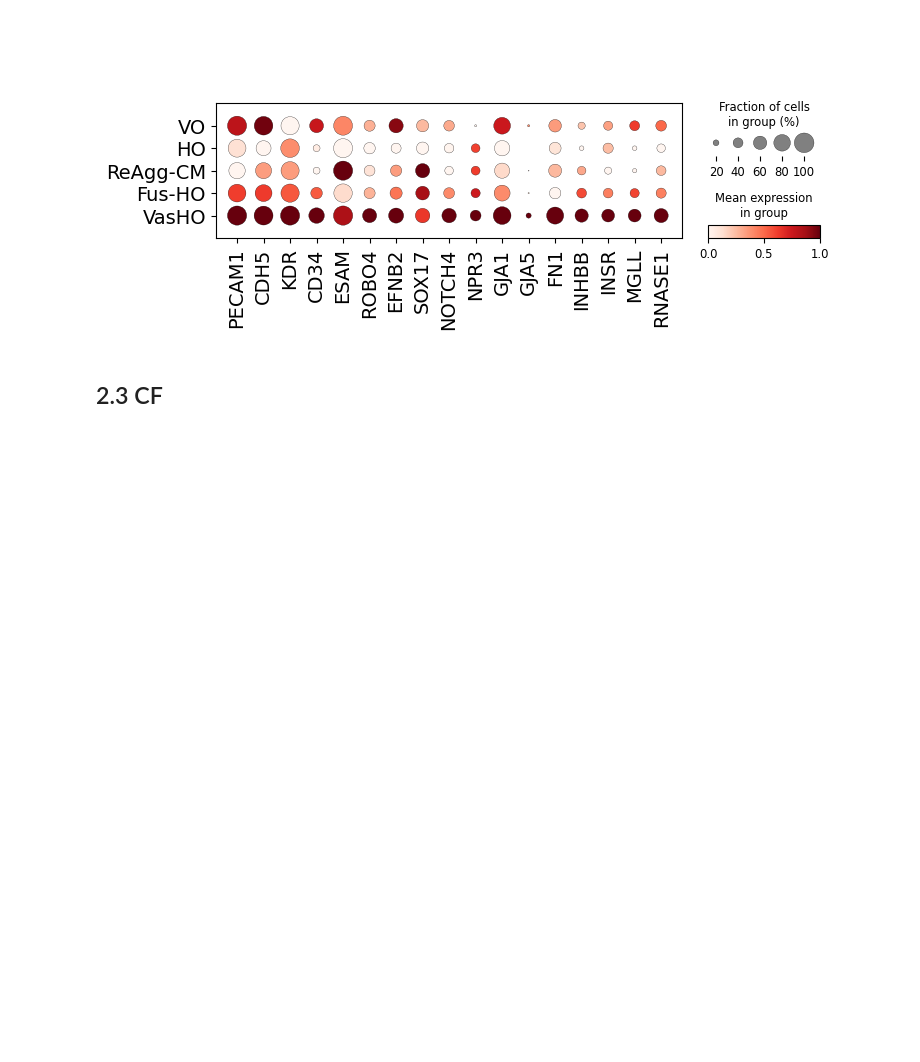
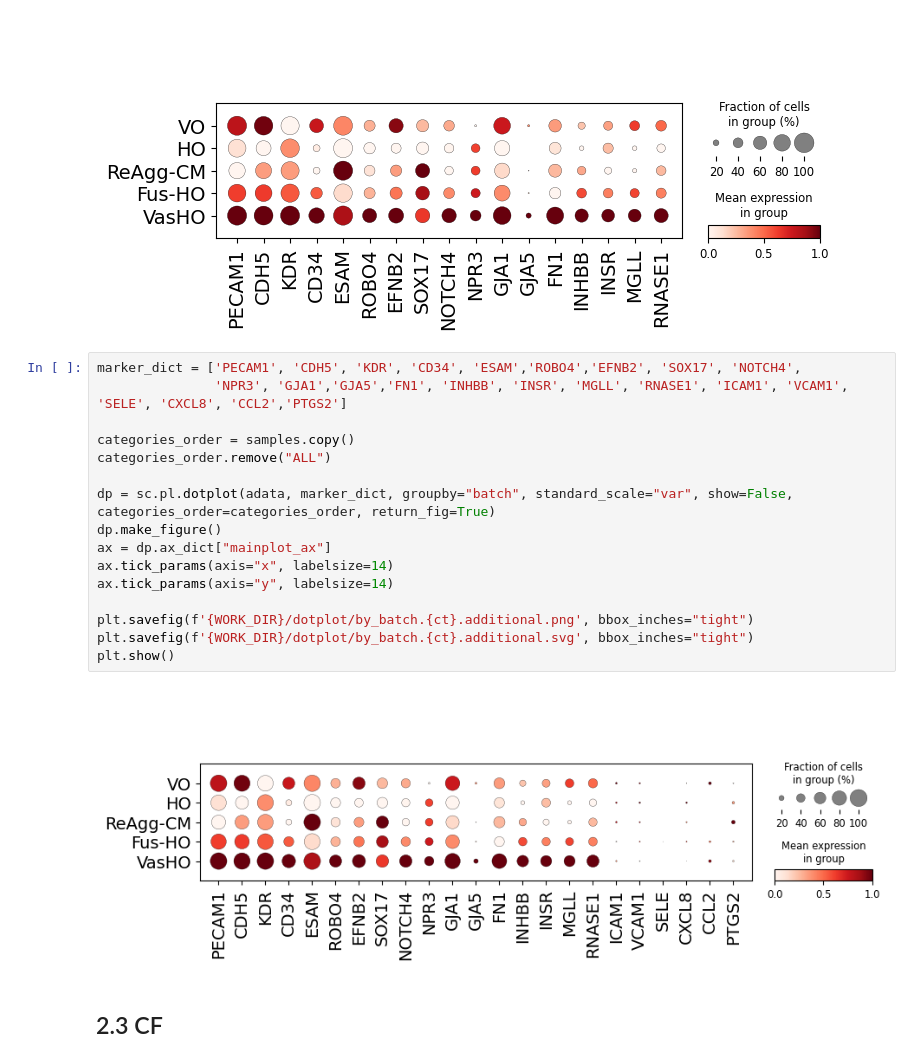
Before and after one commit to yachielab/DataAnalysis_Vascularized_Cardiac_Organoids, a Jupyter notebook: ipynb/CCO12.ipynb, the cells around one changed output. Drawn from its saved outputs; the diff is of its cells as text; blank space fills up the shorter version.

```diff
--- a/ipynb/CCO12.ipynb
+++ b/ipynb/CCO12.ipynb
@@ -835,6 +835,24 @@ plt.savefig(f'{WORK_DIR}/dotplot/by_batch.{ct}.svg', bbox_inches="tight")
 plt.show()
 # %% [output]
 [figure]
+# %%
+marker_dict = ['PECAM1', 'CDH5', 'KDR', 'CD34', 'ESAM','ROBO4','EFNB2', 'SOX17', 'NOTCH4',
+               'NPR3', 'GJA1','GJA5','FN1', 'INHBB', 'INSR', 'MGLL', 'RNASE1', 'ICAM1', 'VCAM1', 'SELE', 'CXCL8', 'CCL2','PTGS2']
+
+categories_order = samples.copy()
+categories_order.remove("ALL")
+
+dp = sc.pl.dotplot(adata, marker_dict, groupby="batch", standard_scale="var", show=False, categories_order=categories_order, return_fig=True)
+dp.make_figure()
+ax = dp.ax_dict["mainplot_ax"]
+ax.tick_params(axis="x", labelsize=14)
+ax.tick_params(axis="y", labelsize=14)
+
+plt.savefig(f'{WORK_DIR}/dotplot/by_batch.{ct}.additional.png', bbox_inches="tight")
+plt.savefig(f'{WORK_DIR}/dotplot/by_batch.{ct}.additional.svg', bbox_inches="tight")
+plt.show()
+# %% [output]
+[figure, added]
 # %% [markdown]
 ## 2.3 CF
 # %%
```
Also changed, not shown: 3 other files.
